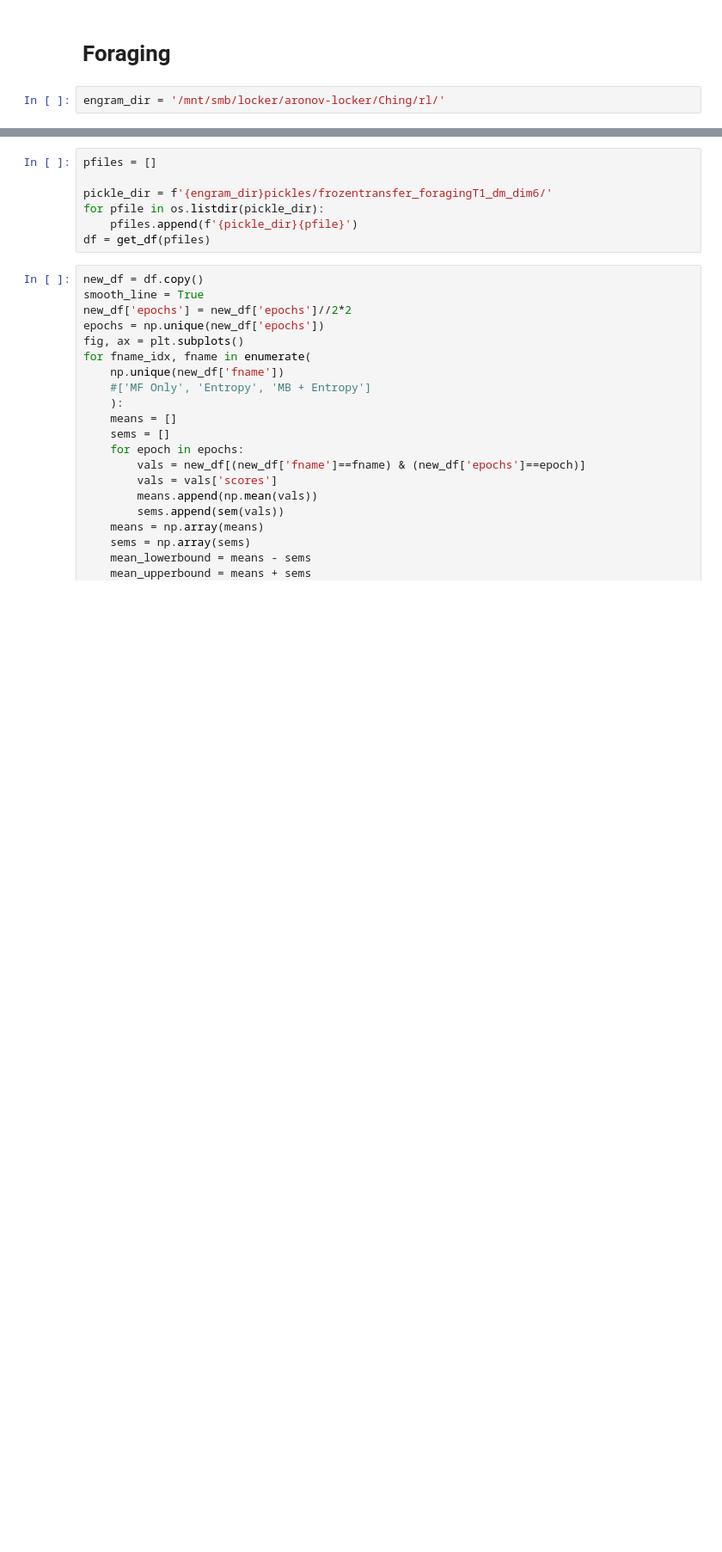
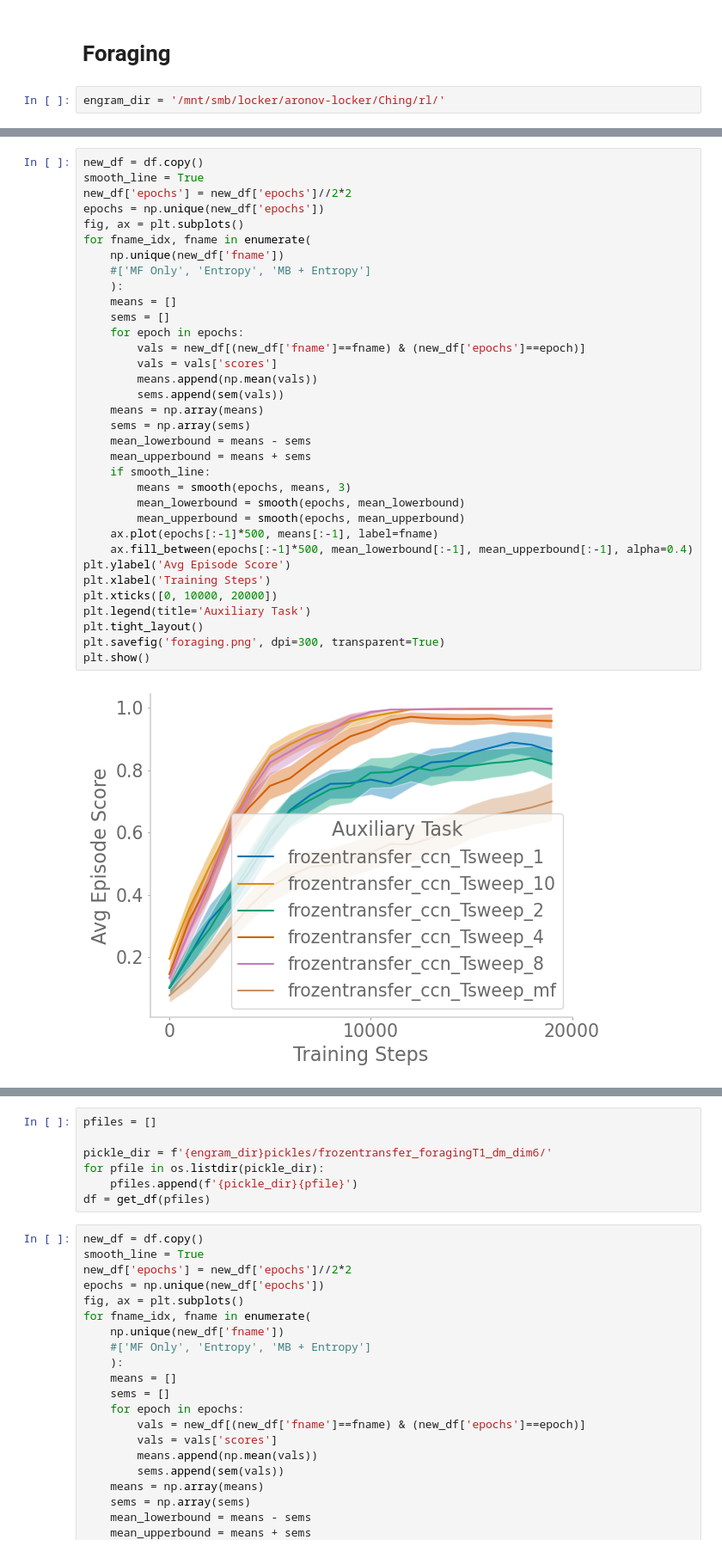
Before and after one commit to chingf/auxrl, a Jupyter notebook: notebooks/03-plot_learning_curves.ipynb, the cells around one changed output, grey strips where cells are left out. Shown at 86% size. Drawn from its saved outputs; the diff is of its cells as text; blank space fills up the shorter version.

```diff
--- a/notebooks/03-plot_learning_curves.ipynb
+++ b/notebooks/03-plot_learning_curves.ipynb
@@ -97,6 +98,42 @@ pickle_dir = f'{engram_dir}pickles/vnoisy_altT_eps0.5_dm_dim28/'
 for pfile in os.listdir(pickle_dir):
     pfiles.append(f'{pickle_dir}{pfile}')
 df = get_df(pfiles)
+# %%
+new_df = df.copy()
+smooth_line = True
+new_df['epochs'] = new_df['epochs']//2*2
+epochs = np.unique(new_df['epochs'])
+fig, ax = plt.subplots()
+for fname_idx, fname in enumerate(
+    np.unique(new_df['fname'])
+    #['MF Only', 'Entropy', 'MB + Entropy']
+    ):
+    means = []
+    sems = []
+    for epoch in epochs:
+        vals = new_df[(new_df['fname']==fname) & (new_df['epochs']==epoch)]
+        vals = vals['scores']
+        means.append(np.mean(vals))
+        sems.append(sem(vals))
+    means = np.array(means)
+    sems = np.array(sems)
+    mean_lowerbound = means - sems
+    mean_upperbound = means + sems
+    if smooth_line:
+        means = smooth(epochs, means, 3)
+        mean_lowerbound = smooth(epochs, mean_lowerbound)
+        mean_upperbound = smooth(epochs, mean_upperbound)
+    ax.plot(epochs[:-1]*500, means[:-1], label=fname)
+    ax.fill_between(epochs[:-1]*500, mean_lowerbound[:-1], mean_upperbound[:-1], alpha=0.4)
+plt.ylabel('Avg Episode Score')
+plt.xlabel('Training Steps')
+plt.xticks([0, 10000, 20000])
+plt.legend(title='Auxiliary Task')
+plt.tight_layout()
+plt.savefig('foraging.png', dpi=300, transparent=True)
+plt.show()
+# %% [output]
+[figure, added]
 # %%
 new_df = df.copy()
 smooth_line = True
```
Also changed, not shown: parts of 2 cells of this notebook, 2 other files.
